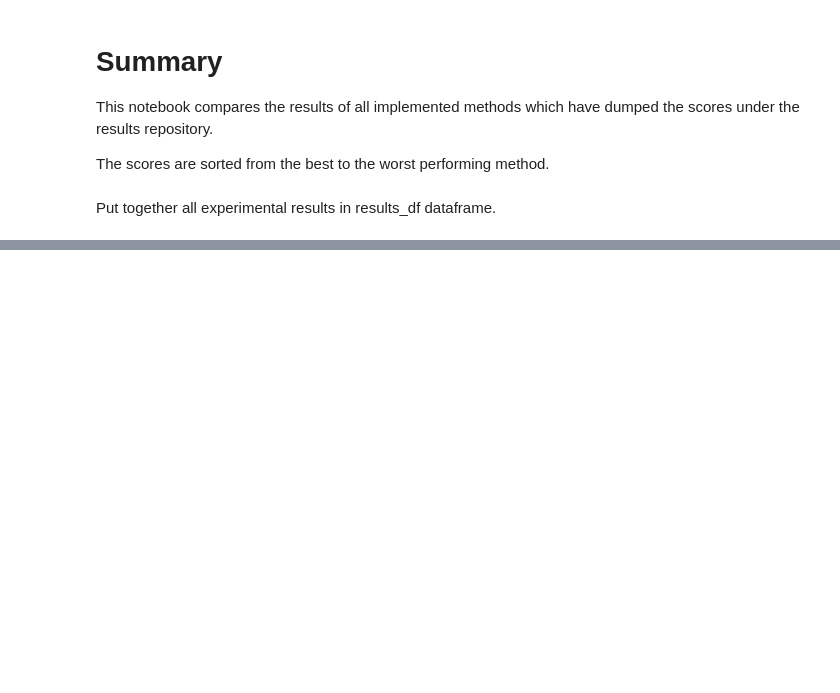
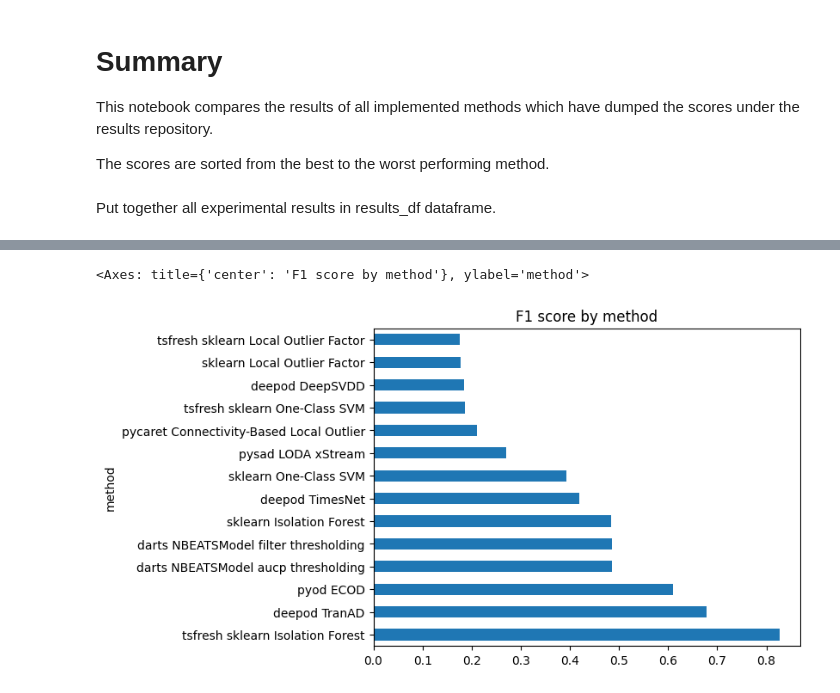
Before and after one commit to ciortanmadalina/europython2024, a Jupyter notebook: notebooks/benchmark.ipynb, the cells around one changed output, grey strips where cells are left out. Cells and saved outputs as stored; diff of their text form; code cells hidden in the pictures; blank space fills up the shorter version.

```diff
--- a/notebooks/benchmark.ipynb
+++ b/notebooks/benchmark.ipynb
@@ -54,0 +60,6 @@ results_df.round(3).sort_values(by="F1", ascending=False)
+# %%
+# Barplot of the F1 scores by method to compare the performance of the different methods
+results_df.sort_values(by="F1", ascending=False)["F1"].plot(kind="barh", title="F1 score by method")
+# %% [output]
+<Axes: title={'center': 'F1 score by method'}, ylabel='method'>
+[figure, added]
```
Also changed, not shown: parts of 5 cells of this notebook, 4 other files.
